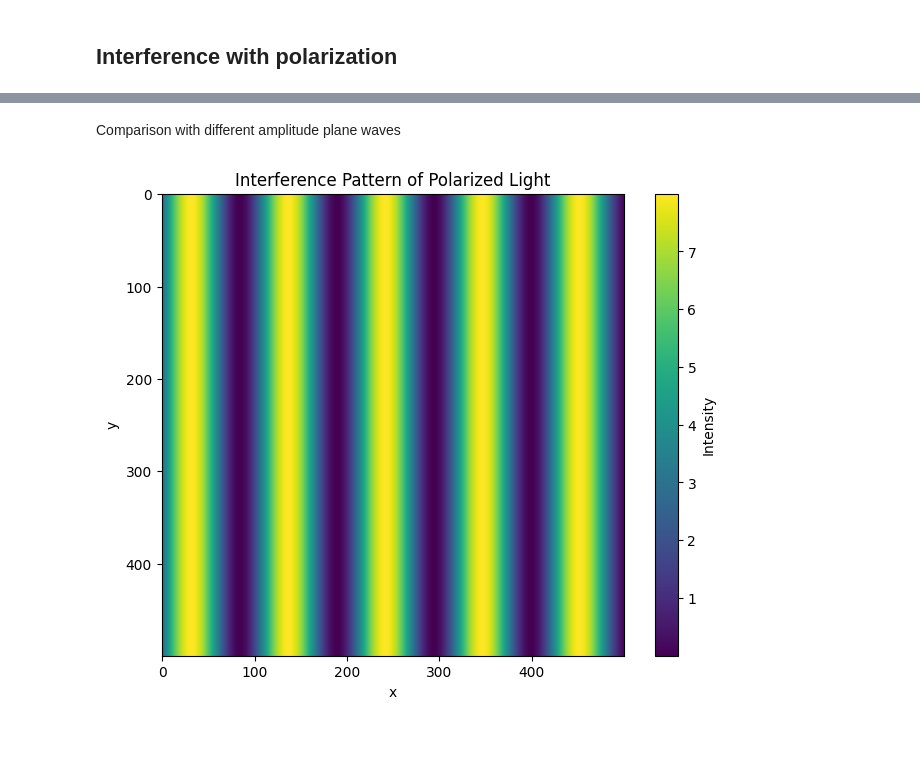
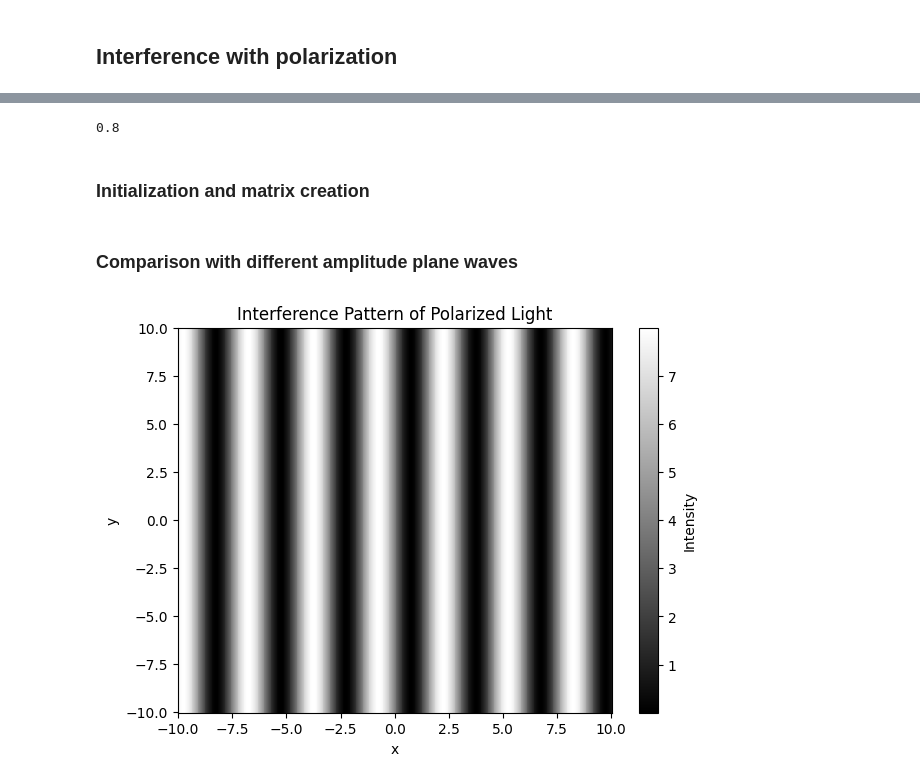
Before and after one commit to aguslzz/interference_polarization, a Jupyter notebook: main.ipynb, the cells around one changed output, grey strips where cells are left out. Drawn from its saved outputs; the diff is of its cells as text; code cells hidden in the pictures; blank space fills up the shorter version.

```diff
--- a/main.ipynb
+++ b/main.ipynb
@@ -33,17 +35,17 @@ def jones_vector(amp, type ,phase_x, phase_y):
         ])
 
 # Wave generatot for plane and spherical waves
-def wave_generator(type1, type2, lambda1, lambda2, z1, z2, X, Y):
+def wave_generator(type1, type2, lambda1, lambda2, z1, z2, X, Y, phi1, phi2):
     k1 = 2 * np.pi / lambda1
     k2 = 2 * np.pi / lambda2
 
     if type1 == 'plane':
-        phase_E1 = k1 * X
+        phase_E1 = (k1 * X)  - phi1
     elif type1 == 'spherical':
         phase_E1 = k1 * np.sqrt(X**2 + Y**2 + z1**2)
 
     if type2 == 'plane':
-        phase_E2 = k2 * X
+        phase_E2 = (k2 * X ) - phi2
     elif type2 == 'spherical':
         phase_E2 = k2 * np.sqrt(X**2 + Y**2 + z2**2)
 
@@ -52,8 +54,8 @@ def wave_generator(type1, type2, lambda1, lambda2, z1, z2, X, Y):
 
 def Efield_generator(jvector1, jvector2, phase1, phase2, freq):
     Efield1 = np.array([
-        jvector1[0] * np.exp(1j * (phase1 - 2*np.pi*freq)),  # X-component of beam 1
-        jvector1[1] * np.exp(1j * (phase1 - 2*np.pi*freq))   # Y-component of beam 1
+        jvector1[0] * np.exp(1j * phase1 ),  # X-component of beam 1
+        jvector1[1] * np.exp(1j * phase1 )   # Y-component of beam 1
     ])
 
     Efield2 = np.array([
@@ -65,15 +69,16 @@ def Efield_generator(jvector1, jvector2, phase1, phase2, freq):
 # %%
 # Parameters for beam 1
 amp1 = 1
-phase_x1 = np.pi/6
-phase_y1 = np.pi/6
+phase_x1 = np.pi/2
+phase_y1 = np.pi/2
 
 # Parameters for beam 2
 amp2 = 1
 phase_x2 = 0
 phase_y2 = 0
 
-amp3 = 1/2
+# Parameters for beams with different amplitudes
+amp3 = 1/0.5
 amp4 = 1
 
 # Define spatial grid for interference pattern
@@ -84,9 +89,15 @@ X, Y = np.meshgrid(x, y)
 
 # Define wave numbers for both beams
 wavelength1 =  0.6  #  μm wavelength
-wavelength2 = 0.7   # μm wavelength
+wavelength2 = 0.75   # μm wavelength
 z1 = 1     # distance from the source (for spherical wave interference pattern)
 z2 = 1    # distance from the source (for spherical wave interference pattern)
+
+print((amp3*amp4*2) / (amp4*amp4 + amp3*amp3))
+# %% [output]
+0.8
+# %% [markdown]
+### Initialization and matrix creation
 # %%
 # Create Jones vectors for both beams
 E1 = jones_vector(
@@ -98,7 +109,7 @@ E2 = jones_vector(
 )
 
 phase_E1, phase_E2 = wave_generator(
-    'plane', 'plane', wavelength1, wavelength2, z1, z2, X, Y
+    'plane', 'plane', wavelength1, wavelength2, z1, z2, X, Y, 0, 0
 )
 
 # Electric fields of the two beams at each (x, y) position
@@ -114,7 +125,7 @@ intensity = np.abs(E_total[0])**2 + np.abs(E_total[1])**2
 
 intensity_max = np.max(intensity)
 # %% [markdown]
-Comparison with different amplitude plane waves
+### Comparison with different amplitude plane waves
 # %%
 # Create Jones vectors for both beams
 E3 = jones_vector(
@@ -143,15 +154,15 @@ intensity_2 = np.abs(E_total_2[0])**2 + np.abs(E_total_2[1])**2
 intensity_2 = intensity_2 / intensity_max
 # %%
 # Plot the resulting interference pattern
-plt.figure(figsize=(8, 6))
-plt.imshow(intensity, cmap='viridis')
+plt.figure(figsize=(7, 5))
+plt.pcolormesh(X,Y,intensity, shading='auto',cmap='gray')
 plt.colorbar(label='Intensity')
 plt.xlabel('x')
 plt.ylabel('y')
 plt.title('Interference Pattern of Polarized Light')
 plt.show()
 # %% [output]
-[figure, old version]
+[figure, new version]
 # %%
 fig, ax = plt.subplots()
 
```
Also changed, not shown: parts of 10 cells of this notebook.
